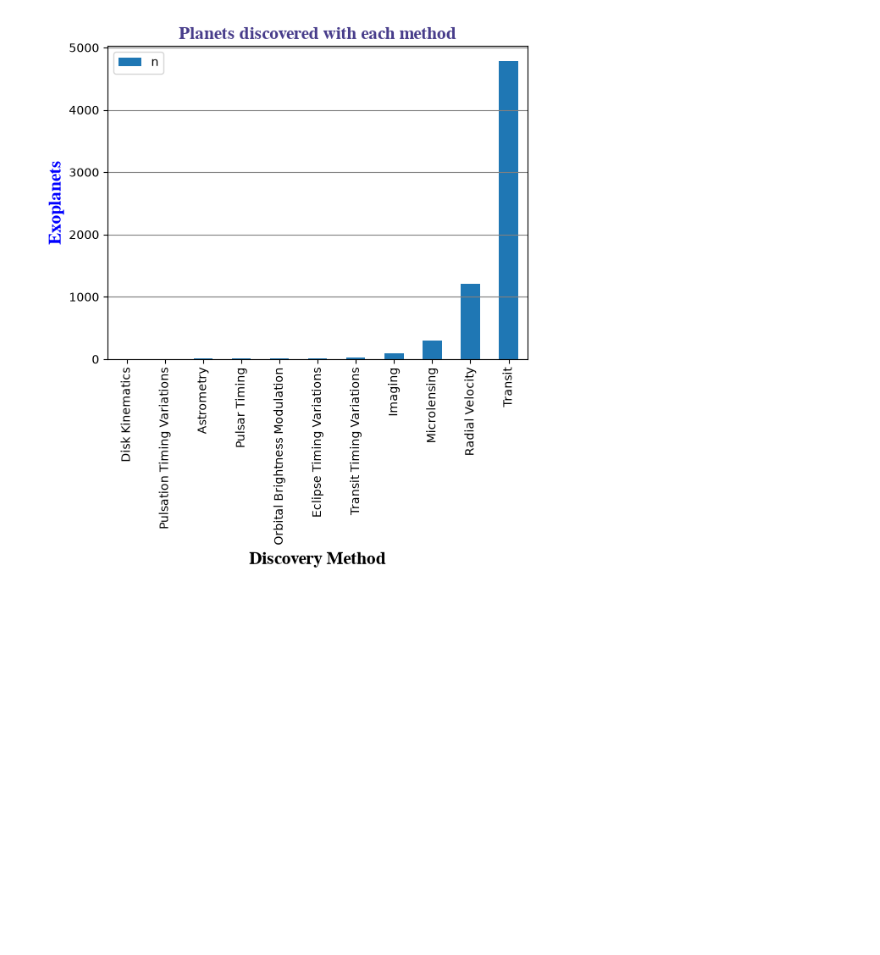
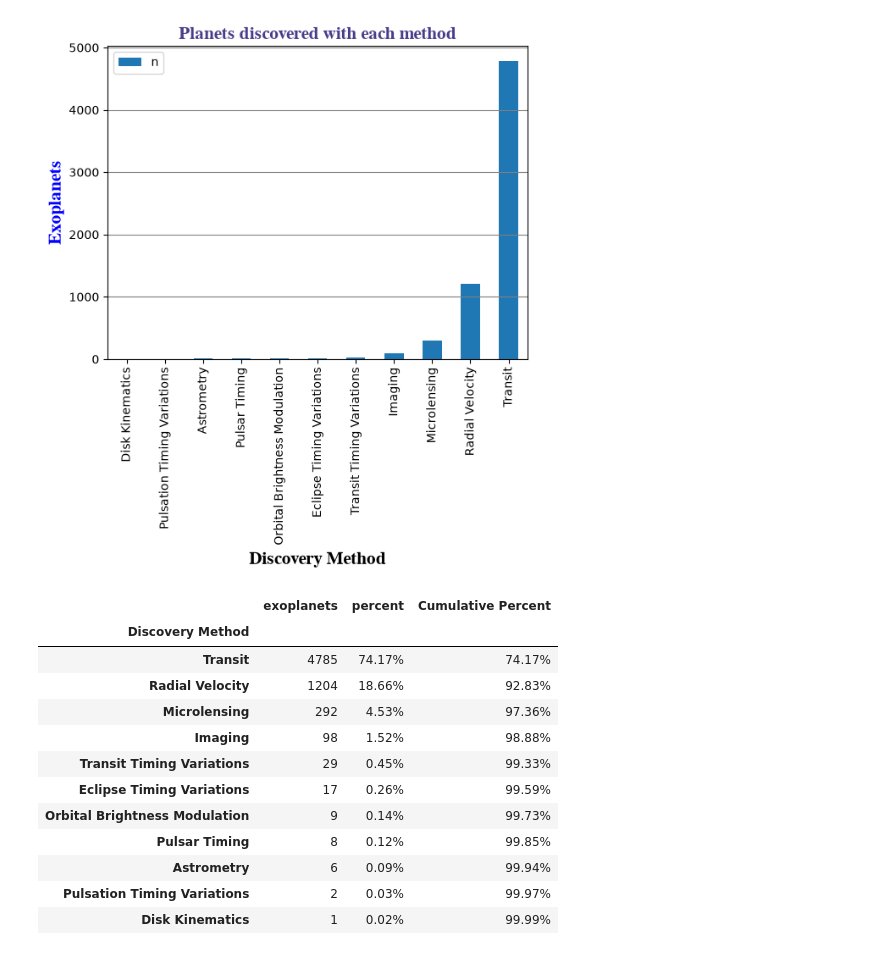
Before and after one commit to alexandervp1/aequo-finance, a Jupyter notebook: data/astronomical_analysis.ipynb, the cells around one changed output. Cells and saved outputs as stored; diff of their text form; code cells hidden in the pictures; blank space fills up the shorter version.

```diff
--- a/data/astronomical_analysis.ipynb
+++ b/data/astronomical_analysis.ipynb
@@ -204,6 +223,46 @@ plt.grid(axis='y',
          color='gray')
 # %% [output]
 [figure]
+# %%
+#Dataframe for Planets discovered with each method Chart
+
+summary_pl_disc_per_discoverymethod = pd.DataFrame(
+    pl_disc_per_discoverymethod
+    .set_index('discoverymethod')
+    .rename(columns={'n': 'exoplanets'})
+    .sort_values('exoplanets', ascending=False)
+)
+
+summary_pl_disc_per_discoverymethod['percent'] = (
+    summary_pl_disc_per_discoverymethod['exoplanets'] / summary_pl_disc_per_discoverymethod['exoplanets'].sum() * 100
+).round(2)
+
+summary_pl_disc_per_discoverymethod['Cumulative Percent'] = (
+    summary_pl_disc_per_discoverymethod['percent'].cumsum()
+).round(2)
+
+summary_pl_disc_per_discoverymethod.index.name = 'Discovery Method'
+
+#Column Customization
+
+summary_pl_disc_per_discoverymethod.style.format({
+    'percent': '{:.2f}%',
+    'Cumulative Percent': '{:.2f}%'
+})
+# %% [output]
+|  | exoplanets | percent | Cumulative Percent |
+| Discovery Method |  |  |  |
+| Transit | 4785 | 74.17% | 74.17% |
+| Radial Velocity | 1204 | 18.66% | 92.83% |
+| Microlensing | 292 | 4.53% | 97.36% |
+| Imaging | 98 | 1.52% | 98.88% |
+| Transit Timing Variations | 29 | 0.45% | 99.33% |
+| Eclipse Timing Variations | 17 | 0.26% | 99.59% |
+| Orbital Brightness Modulation | 9 | 0.14% | 99.73% |
+| Pulsar Timing | 8 | 0.12% | 99.85% |
+| Astrometry | 6 | 0.09% | 99.94% |
+| Pulsation Timing Variations | 2 | 0.03% | 99.97% |
+| Disk Kinematics | 1 | 0.02% | 99.99% |
 # %%
 #planets per year for each method
 
```
Also changed, not shown: parts of 8 cells of this notebook.
